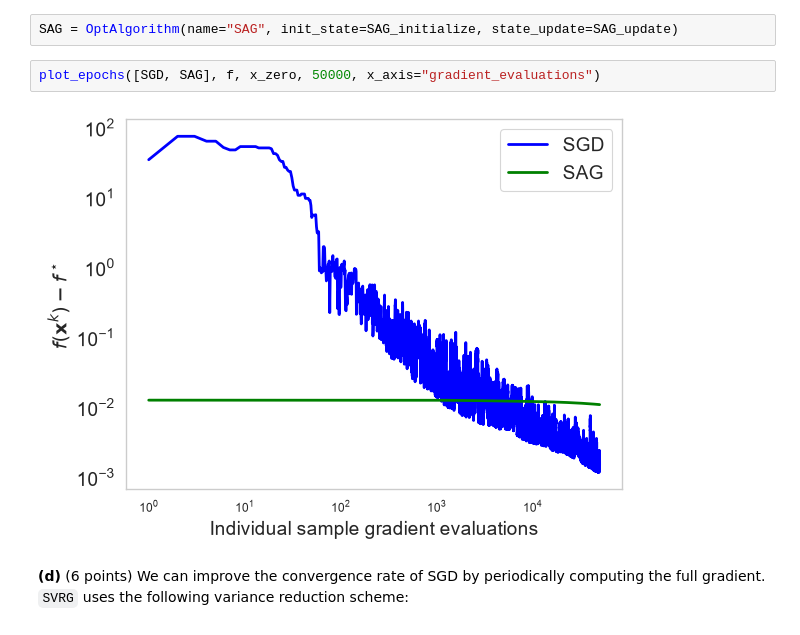
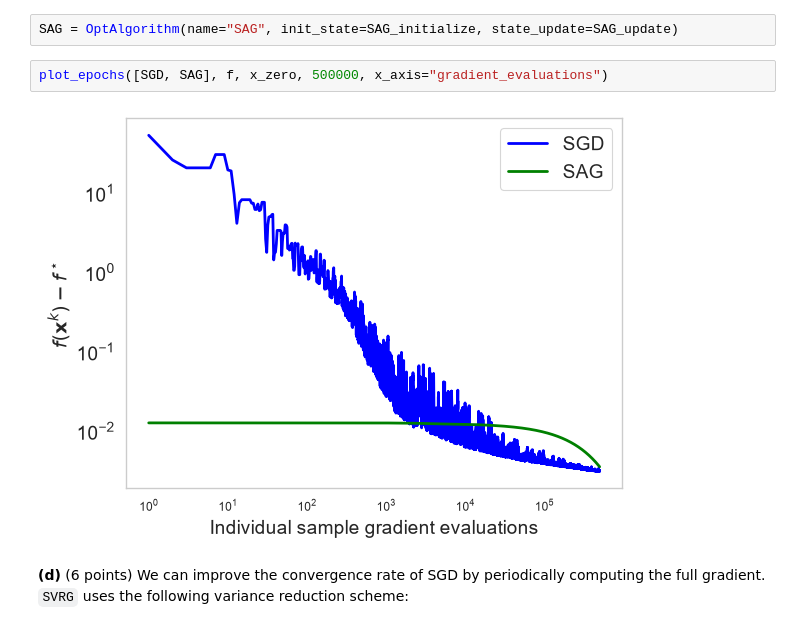
Before and after one commit to francescofoglia0/Project_Math_of_Data, a Jupyter notebook: HW1/Part 3 - Stochastic gradient methods.ipynb, the cells around one changed output. Drawn from its saved outputs; the diff is of its cells as text.

```diff
--- a/HW1/Part 3 - Stochastic gradient methods.ipynb
+++ b/HW1/Part 3 - Stochastic gradient methods.ipynb
@@ -224,9 +224,9 @@ def SAG_initialize(f, x_zero):
 # %%
 SAG = OptAlgorithm(name="SAG", init_state=SAG_initialize, state_update=SAG_update)
 # %%
-plot_epochs([SGD, SAG], f, x_zero, 50000, x_axis="gradient_evaluations")
+plot_epochs([SGD, SAG], f, x_zero, 500000, x_axis="gradient_evaluations")
 # %% [output]
-[figure, old version]
+[figure, new version]
 # %% [markdown]
 __(d)__ (6 points)
 We can improve the convergence rate of SGD by periodically computing the full gradient. `SVRG` uses the following variance reduction scheme:
```
Also changed, not shown: 3 other files.
